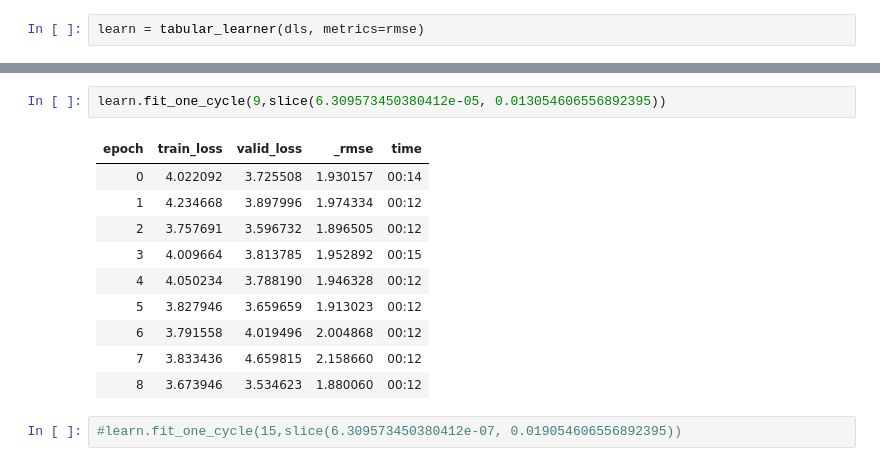
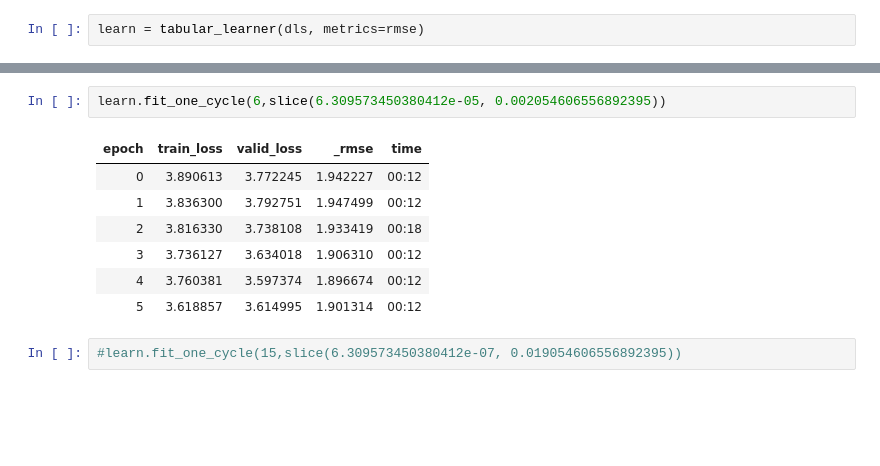
Before and after one commit to rubanzasilva/abalone_age_prediction, a Jupyter notebook: ps_s04e04.ipynb, the cells around one changed output, grey strips where cells are left out. Cells and saved outputs as stored; diff of their text form; blank space fills up the shorter version.

```diff
--- a/ps_s04e04.ipynb
+++ b/ps_s04e04.ipynb
@@ -300,16 +357,13 @@ SuggestedLRs(slide=6.309573450380412e-07, valley=0.007585775572806597)
 # %%
-learn.fit_one_cycle(9,slice(6.309573450380412e-05, 0.013054606556892395))
+learn.fit_one_cycle(6,slice(6.309573450380412e-05, 0.002054606556892395))
 # %% [output]
 | epoch | train_loss | valid_loss | _rmse | time |
-| 0 | 4.022092 | 3.725508 | 1.930157 | 00:14 |
-| 1 | 4.234668 | 3.897996 | 1.974334 | 00:12 |
-| 2 | 3.757691 | 3.596732 | 1.896505 | 00:12 |
-| 3 | 4.009664 | 3.813785 | 1.952892 | 00:15 |
-| 4 | 4.050234 | 3.788190 | 1.946328 | 00:12 |
-| 5 | 3.827946 | 3.659659 | 1.913023 | 00:12 |
-| 6 | 3.791558 | 4.019496 | 2.004868 | 00:12 |
-| 7 | 3.833436 | 4.659815 | 2.158660 | 00:12 |
-| 8 | 3.673946 | 3.534623 | 1.880060 | 00:12 |
+| 0 | 3.890613 | 3.772245 | 1.942227 | 00:12 |
+| 1 | 3.836300 | 3.792751 | 1.947499 | 00:12 |
+| 2 | 3.816330 | 3.738108 | 1.933419 | 00:18 |
+| 3 | 3.736127 | 3.634018 | 1.906310 | 00:12 |
+| 4 | 3.760381 | 3.597374 | 1.896674 | 00:12 |
+| 5 | 3.618857 | 3.614995 | 1.901314 | 00:12 |
 # %%
 #learn.fit_one_cycle(15,slice(6.309573450380412e-07, 0.019054606556892395))
 # %% [output]
```
Also changed, not shown: parts of 54 cells of this notebook.
